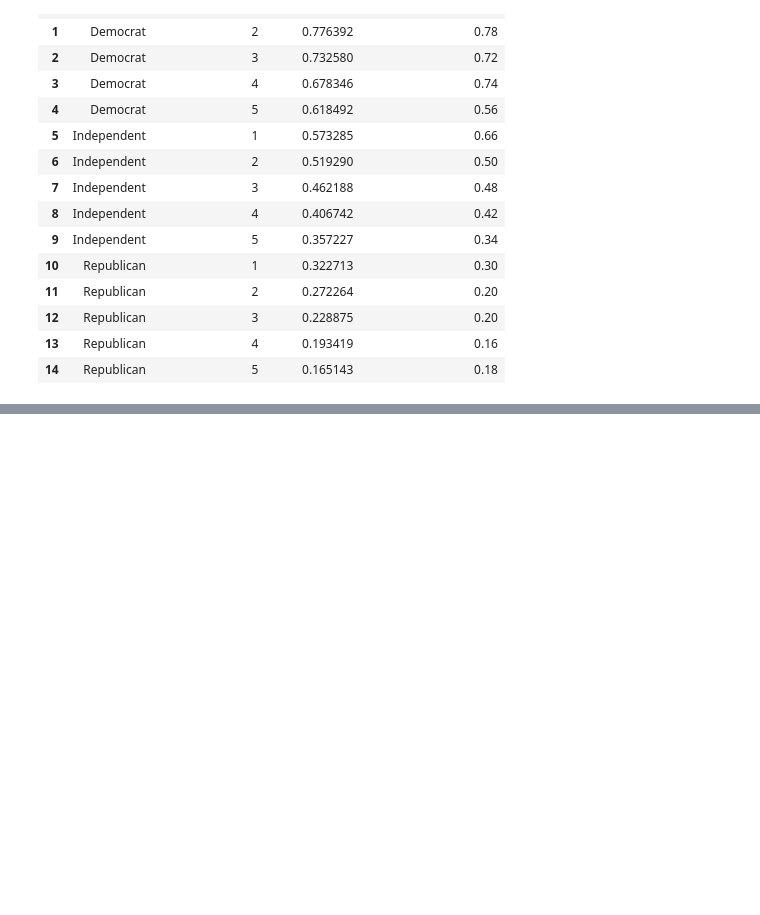
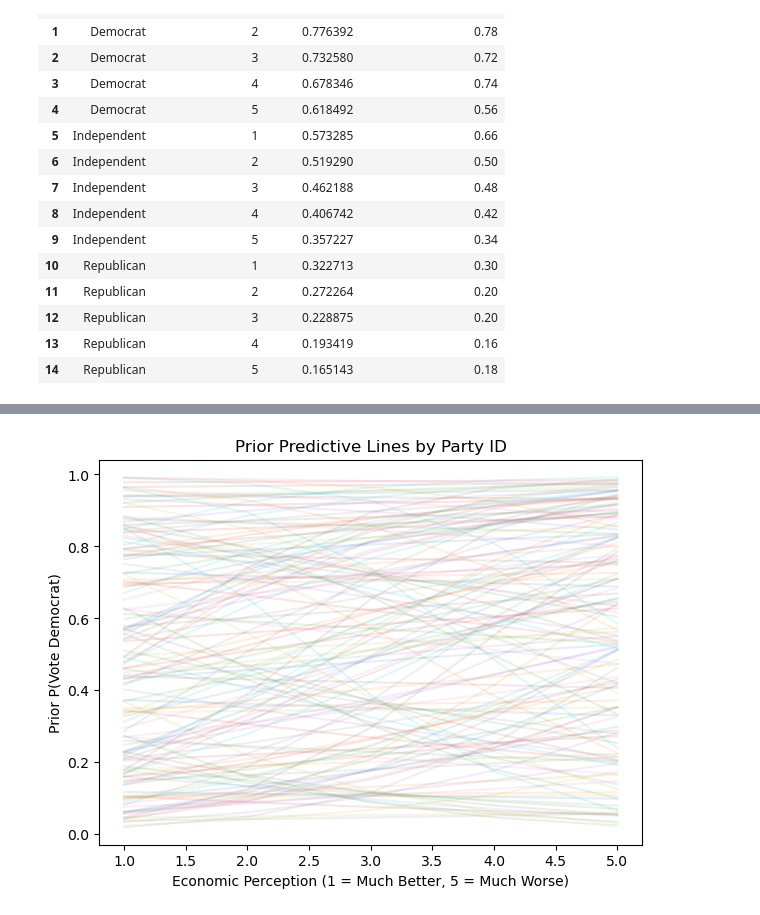
Before and after one commit to ShyamakD/fds-project, a Jupyter notebook: notebooks/dry_run.ipynb, the cells around one changed output, grey strips where cells are left out. Saved outputs shown, nothing was run; the diff lists cells and outputs as text; code cells hidden in the pictures; blank space fills up the shorter version.

```diff
--- a/notebooks/dry_run.ipynb
+++ b/notebooks/dry_run.ipynb
@@ -194,3 +194,40 @@ Sampling 4 chains for 1_000 tune and 1_000 draw iterations (4_000 + 4_000 draws
 | beta_econ | -1.031 | 0.020 | -1.069 | -0.996 | 0.000 | 0.000 | 2016.0 | 2232.0 | 1.0 |
 | gamma_raw[0] | 2.658 | 0.045 | 2.572 | 2.740 | 0.001 | 0.001 | 2589.0 | 2579.0 | 1.0 |
 | gamma_raw[1] | -2.766 | 0.053 | -2.863 | -2.669 | 0.001 | 0.001 | 2512.0 | 2987.0 | 1.0 |
+# %%
+n_samples = 50
+
+econ = np.arange(1, 6)
+econ_centered = econ - 3
+
+party_labels = ["Democrat", "Independent", "Republican"]
+party_offsets = {
+    "Democrat": 1.5,
+    "Independent": 0.0,
+    "Republican": -1.5
+}
+
+alpha_samples = np.random.normal(loc=0, scale=1, size=n_samples)
+beta_samples = np.random.normal(loc=0, scale=0.5, size=n_samples)
+
+fig, ax = plt.subplots(figsize=(7, 5))
+
+for party in party_labels:
+    for i in range(n_samples):
+        logit_p = (
+            alpha_samples[i]
+            + beta_samples[i] * econ_centered
+            + party_offsets[party]
+        )
+        p = expit(logit_p)
+        ax.plot(econ, p, alpha=0.12)
+
+ax.set_xlabel("Economic Perception (1 = Much Better, 5 = Much Worse)")
+ax.set_ylabel("Prior P(Vote Democrat)")
+ax.set_title("Prior Predictive Lines by Party ID")
+
+prior_party_plot = ax
+
+plt.show()
+# %% [output]
+[figure, added]
```
Also changed, not shown: parts of 8 cells of this notebook, 2 other files.
